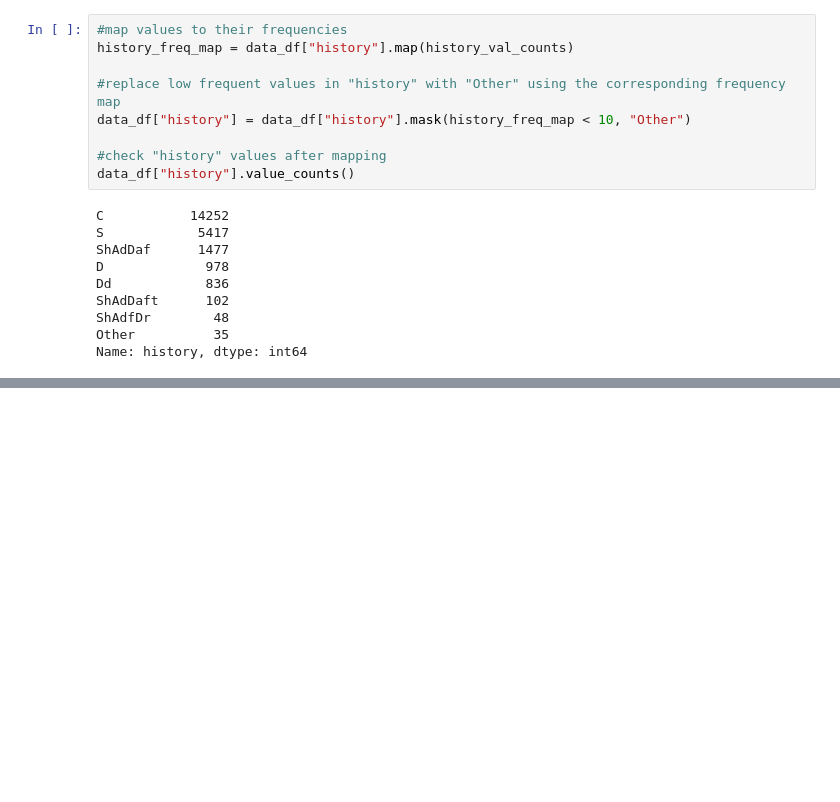
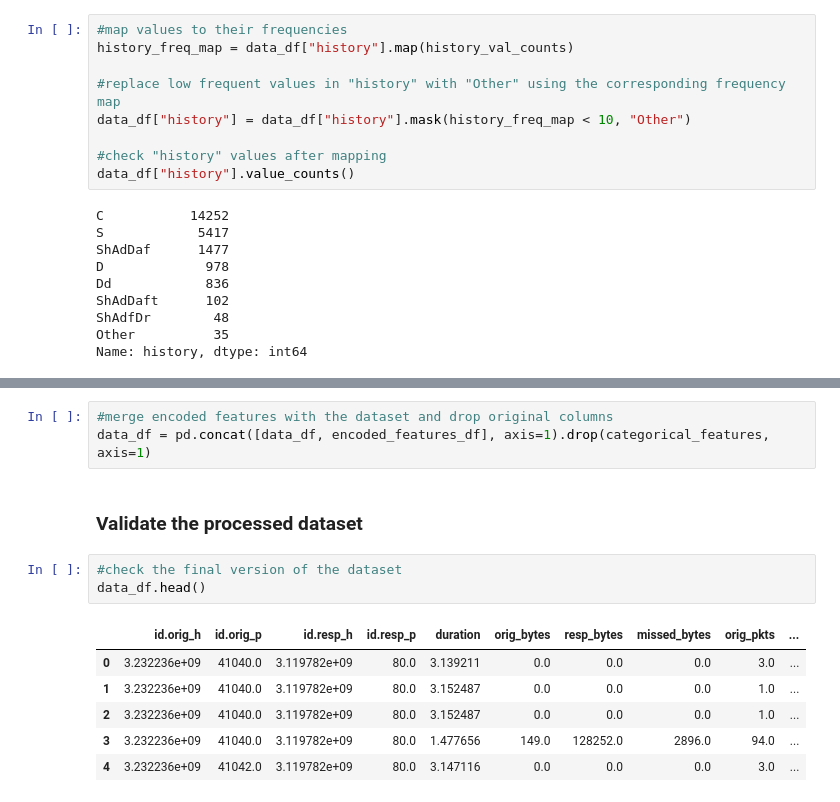
Before and after one commit to sinanw/ml-classification-malicious-network-traffic, a Jupyter notebook: main.ipynb, the cells around one changed output, grey strips where cells are left out. Cells and saved outputs as stored; diff of their text form; blank space fills up the shorter version.

```diff
--- a/main.ipynb
+++ b/main.ipynb
@@ -476,0 +544,15 @@ Name: history, dtype: int64
+# %%
+#merge encoded features with the dataset and drop original columns
+data_df = pd.concat([data_df, encoded_features_df], axis=1).drop(categorical_features, axis=1)
+# %% [markdown]
+### Validate the processed dataset
+# %%
+#check the final version of the dataset
+data_df.head()
+# %% [output]
+|  | id.orig_h | id.orig_p | id.resp_h | id.resp_p | duration | orig_bytes | resp_bytes | missed_bytes | orig_pkts | ... |
+| 0 | 3.232236e+09 | 41040.0 | 3.119782e+09 | 80.0 | 3.139211 | 0.0 | 0.0 | 0.0 | 3.0 | ... |
+| 1 | 3.232236e+09 | 41040.0 | 3.119782e+09 | 80.0 | 3.152487 | 0.0 | 0.0 | 0.0 | 1.0 | ... |
+| 2 | 3.232236e+09 | 41040.0 | 3.119782e+09 | 80.0 | 3.152487 | 0.0 | 0.0 | 0.0 | 1.0 | ... |
+| 3 | 3.232236e+09 | 41040.0 | 3.119782e+09 | 80.0 | 1.477656 | 149.0 | 128252.0 | 2896.0 | 94.0 | ... |
+| 4 | 3.232236e+09 | 41042.0 | 3.119782e+09 | 80.0 | 3.147116 | 0.0 | 0.0 | 0.0 | 3.0 | ... |
```
Also changed, not shown: parts of 18 cells of this notebook.
